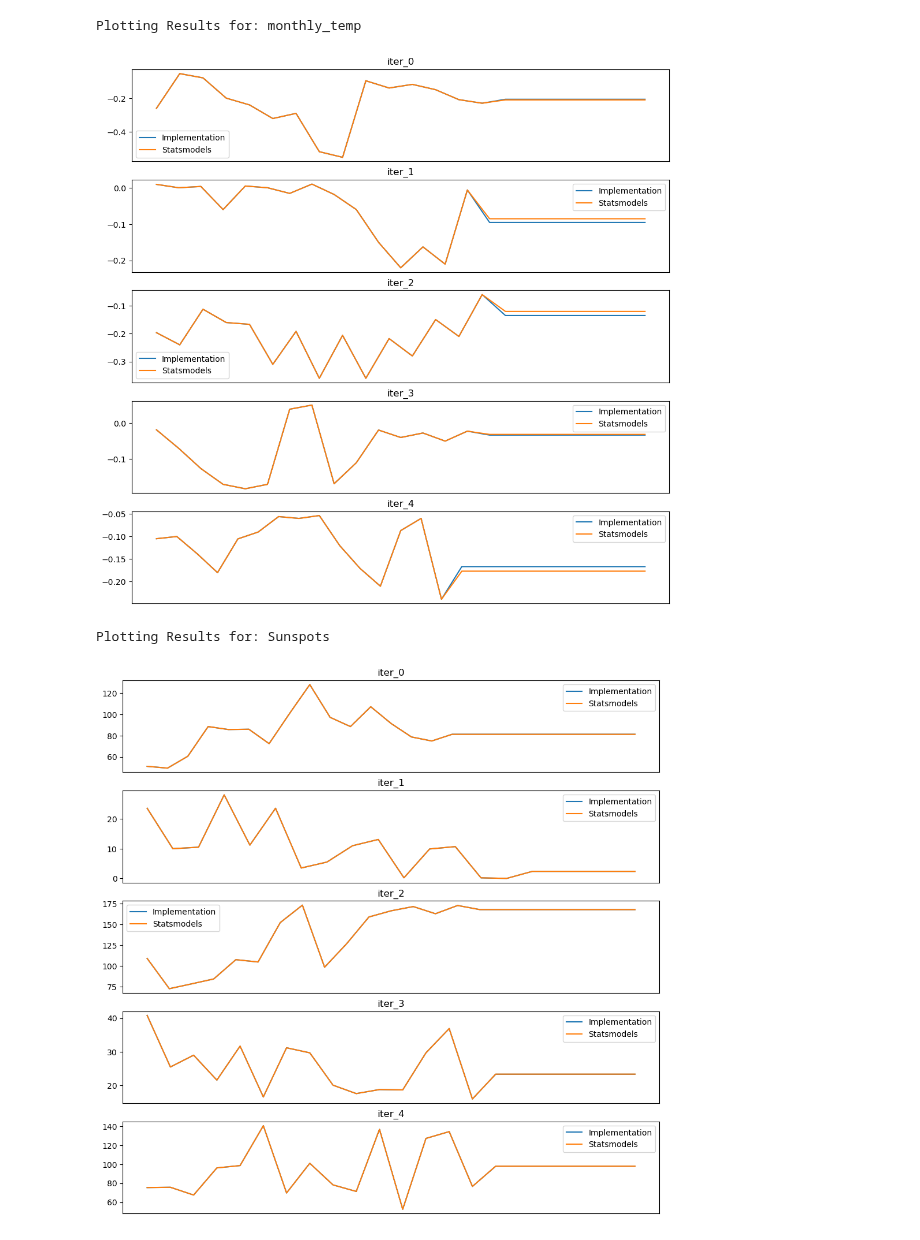
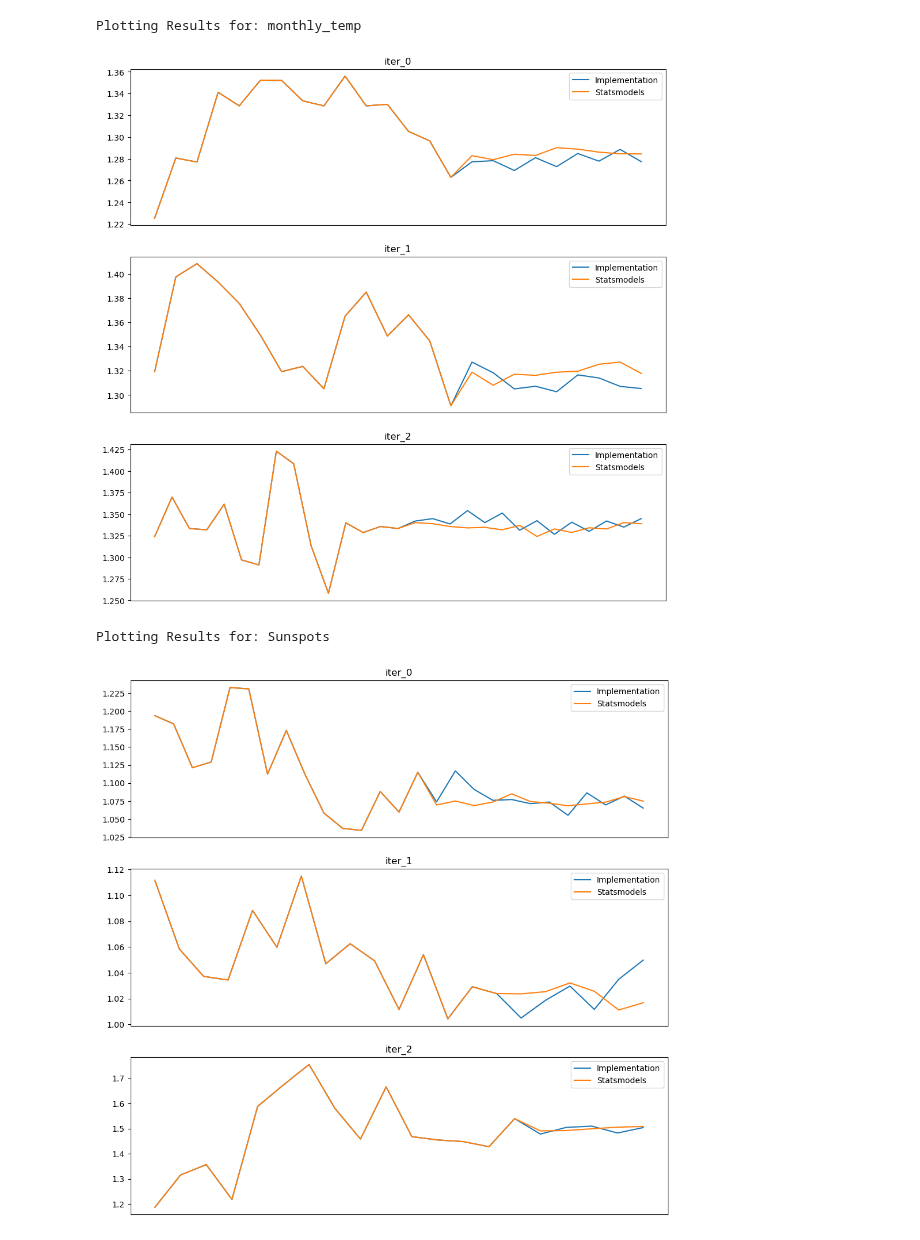
Before and after one commit to chrono-kit/chrono-kit, a Jupyter notebook: test_models.ipynb, the cells around one changed output. Cells and saved outputs as stored; diff of their text form; code cells hidden in the pictures.

```diff
--- a/test_models.ipynb
+++ b/test_models.ipynb
@@ -7,9 +7,9 @@ filterwarnings("ignore")
 T = Test("/home/hasan/Desktop/Codes/yzt-time-series/")
 # %%
 #Import the model from your implementation
-from state_space_models import ETS_ANN
+from state_space_models import ETS_AAdM
 #Import the corresponding model from statsmodels
-from statsmodels.tsa.holtwinters import SimpleExpSmoothing
+from statsmodels.tsa.holtwinters import ExponentialSmoothing
 
 
 #Create a function to initialize both models
@@ -20,16 +20,16 @@ from statsmodels.tsa.holtwinters import SimpleExpSmoothing
 
 def initialize_models(data):
 
-    model1 = ETS_ANN(dep_var=data)
-    model2 = SimpleExpSmoothing(data)
+    model1 = ETS_AAdM(dep_var=data, seasonal_periods=12)
+    model2 = ExponentialSmoothing(data, trend="add", damped_trend="true", seasonal="mul", seasonal_periods=12, initialization_method="heuristic")
 
     return model1, model2
 # %%
 #Run the test
-T.test_model(initialize_models=initialize_models)
+T.test_model(initialize_models=initialize_models, iters=3)
 # %% [output]
 Plotting Results for: monthly_temp
-[figure, old version]
+[figure, new version]
 Plotting Results for: Sunspots
-[figure, old version]
+[figure, new version]
 Plotting Results for: AirPassengers
```
Also changed, not shown: parts of 6 cells of this notebook, 1 other file.
